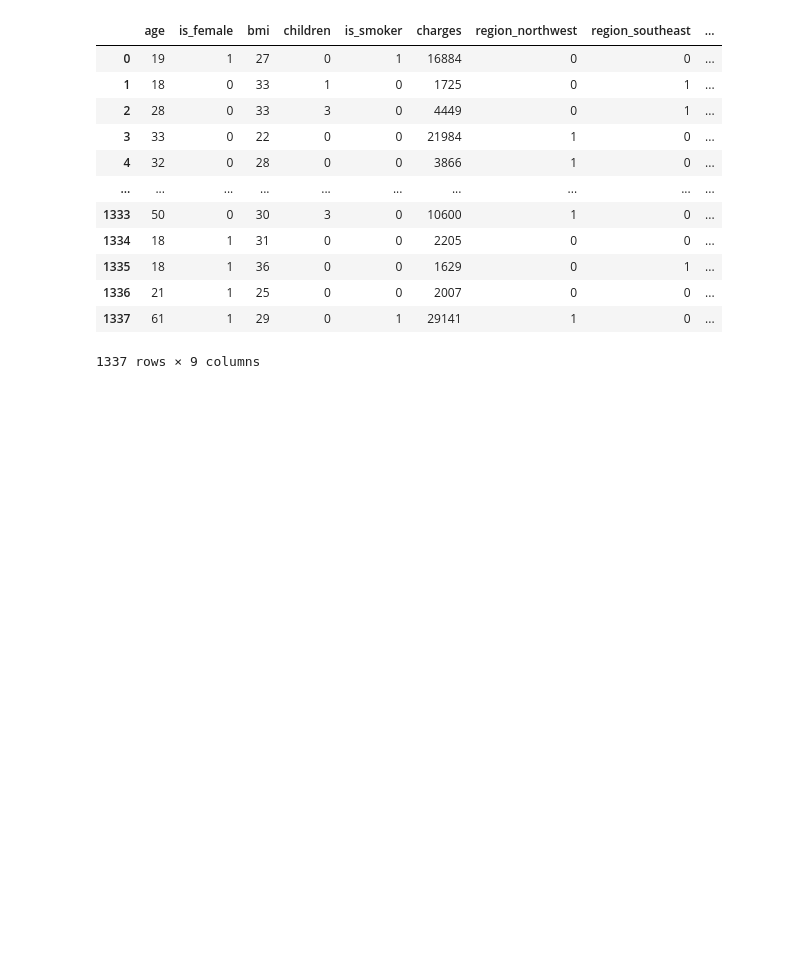
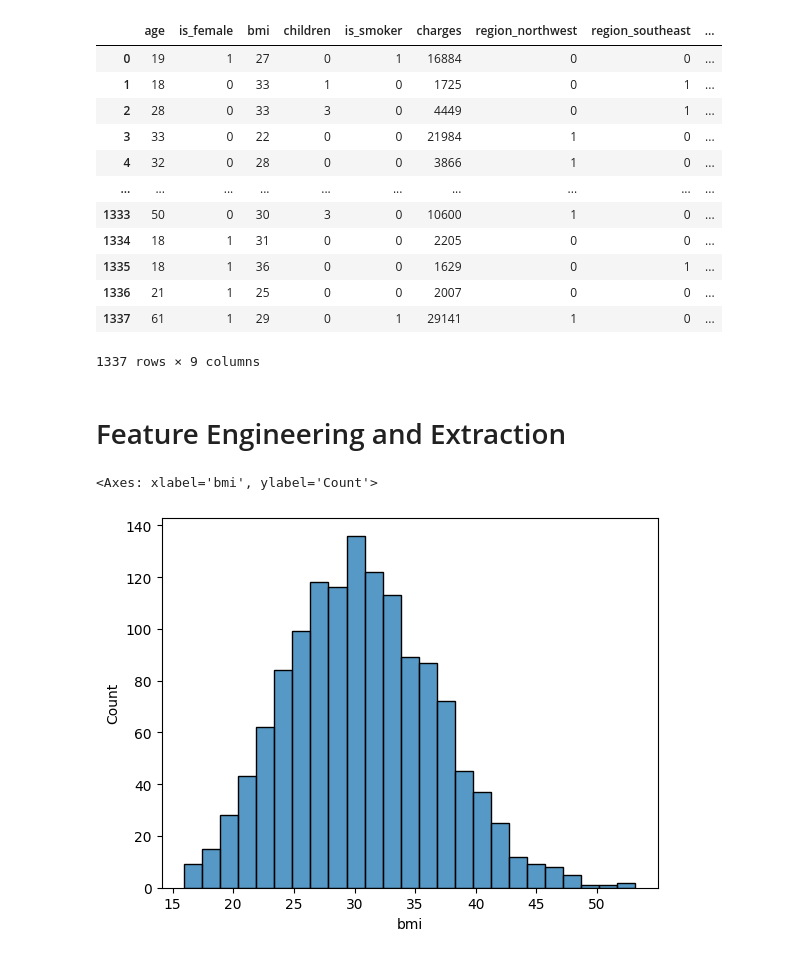
Before and after one commit to jitu7378/insurance-ml-learning, a Jupyter notebook: ML-learning.ipynb, the cells around one changed output. Cells and saved outputs as stored; diff of their text form; code cells hidden in the pictures; blank space fills up the shorter version.

```diff
--- a/ML-learning.ipynb
+++ b/ML-learning.ipynb
@@ -263,3 +263,10 @@ df_cleaned
 | 1336 | 21 | 1 | 25 | 0 | 0 | 2007 | 0 | 0 | ... |
 | 1337 | 61 | 1 | 29 | 0 | 1 | 29141 | 1 | 0 | ... |
 1337 rows × 9 columns
+# %% [markdown]
+# Feature Engineering and Extraction
+# %%
+sns.histplot(df['bmi'])
+# %% [output]
+<Axes: xlabel='bmi', ylabel='Count'>
+[figure, added]
```
Also changed, not shown: parts of 6 cells of this notebook.
